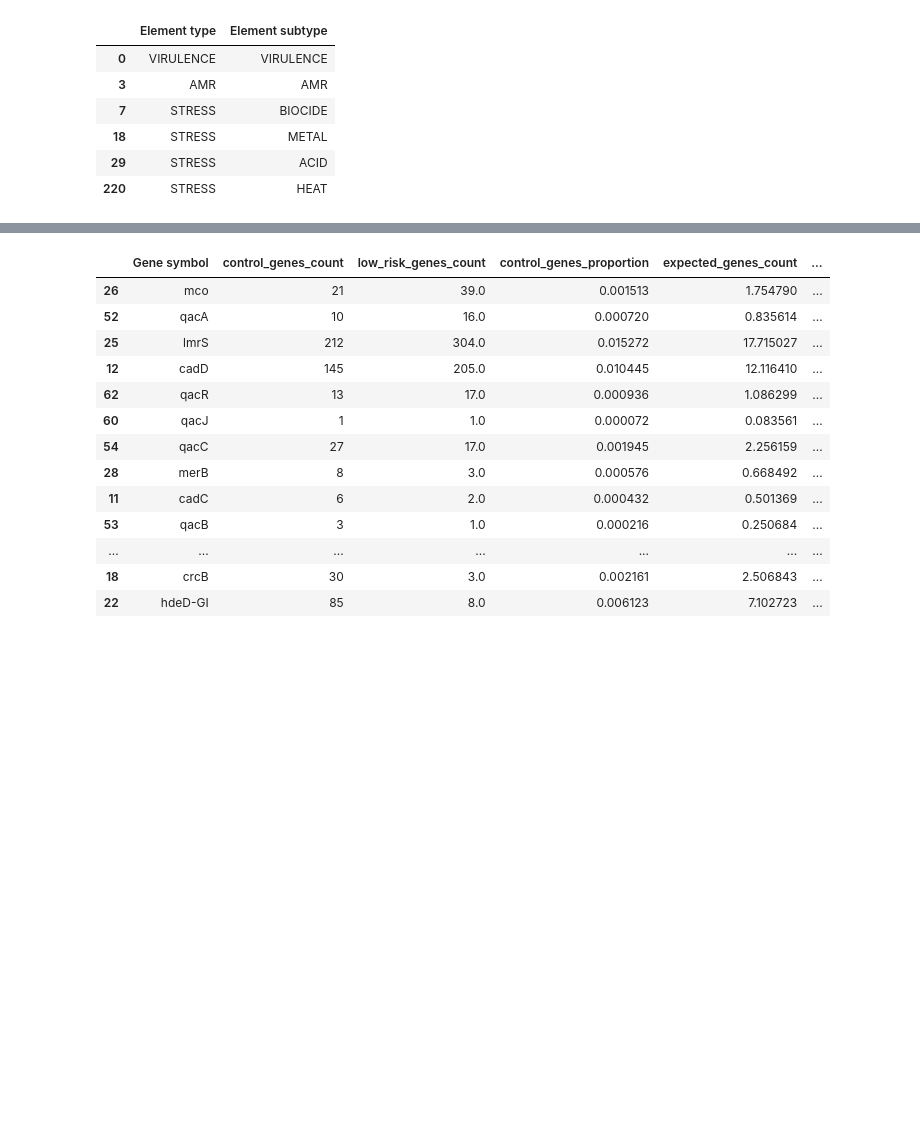
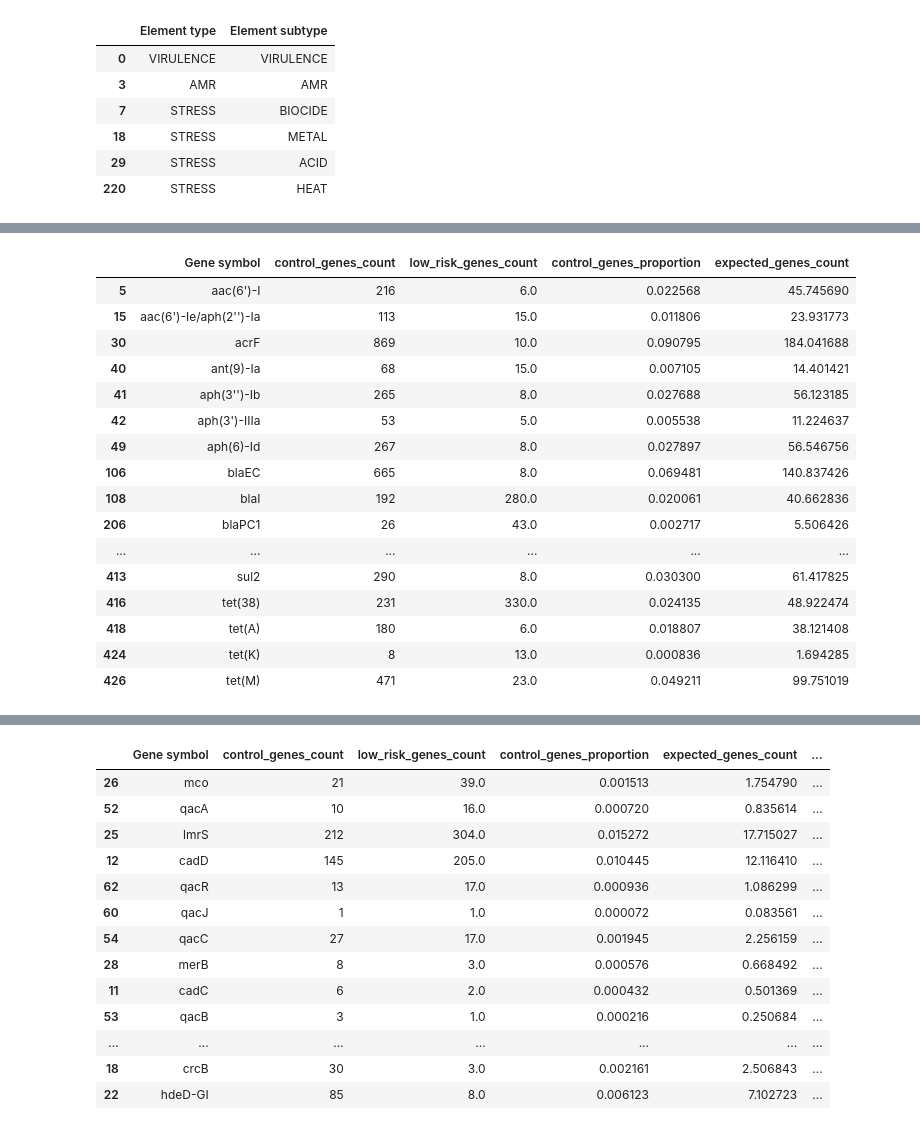
Before and after one commit to ryashpal/EHR-Int-Analysis, a Jupyter notebook: notebooks/visuals_for_publication/statistical_analysis_amr_lowrisk.ipynb, the cells around one changed output, grey strips where cells are left out. Cells and saved outputs as stored; diff of their text form; code cells hidden in the pictures; blank space fills up the shorter version.

```diff
--- a/notebooks/visuals_for_publication/statistical_analysis_amr_lowrisk.ipynb
+++ b/notebooks/visuals_for_publication/statistical_analysis_amr_lowrisk.ipynb
@@ -213,0 +263,20 @@ Power_divergenceResult(statistic=9746.498328426738, pvalue=0.0)
+# %%
+dfDict['AMR']
+# %% [output]
+|  | Gene symbol | control_genes_count | low_risk_genes_count | control_genes_proportion | expected_genes_count |
+| 5 | aac(6')-I | 216 | 6.0 | 0.022568 | 45.745690 |
+| 15 | aac(6')-Ie/aph(2'')-Ia | 113 | 15.0 | 0.011806 | 23.931773 |
+| 30 | acrF | 869 | 10.0 | 0.090795 | 184.041688 |
+| 40 | ant(9)-Ia | 68 | 15.0 | 0.007105 | 14.401421 |
+| 41 | aph(3'')-Ib | 265 | 8.0 | 0.027688 | 56.123185 |
+| 42 | aph(3')-IIIa | 53 | 5.0 | 0.005538 | 11.224637 |
+| 49 | aph(6)-Id | 267 | 8.0 | 0.027897 | 56.546756 |
+| 106 | blaEC | 665 | 8.0 | 0.069481 | 140.837426 |
+| 108 | blaI | 192 | 280.0 | 0.020061 | 40.662836 |
+| 206 | blaPC1 | 26 | 43.0 | 0.002717 | 5.506426 |
+| ... | ... | ... | ... | ... | ... |
+| 413 | sul2 | 290 | 8.0 | 0.030300 | 61.417825 |
+| 416 | tet(38) | 231 | 330.0 | 0.024135 | 48.922474 |
+| 418 | tet(A) | 180 | 6.0 | 0.018807 | 38.121408 |
+| 424 | tet(K) | 8 | 13.0 | 0.000836 | 1.694285 |
+| 426 | tet(M) | 471 | 23.0 | 0.049211 | 99.751019 |
```
Also changed, not shown: parts of 7 cells of this notebook, 1 other file.
